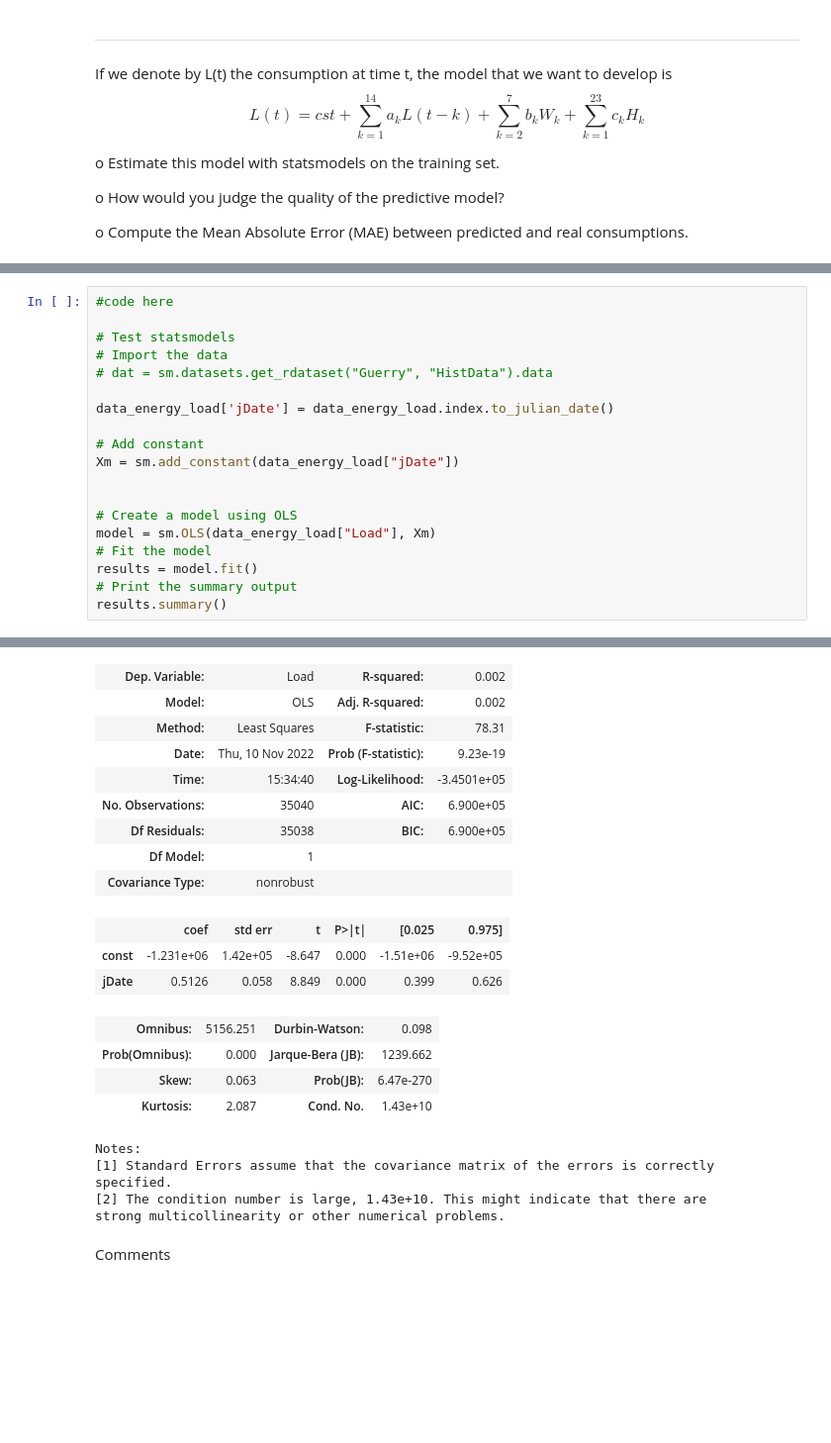
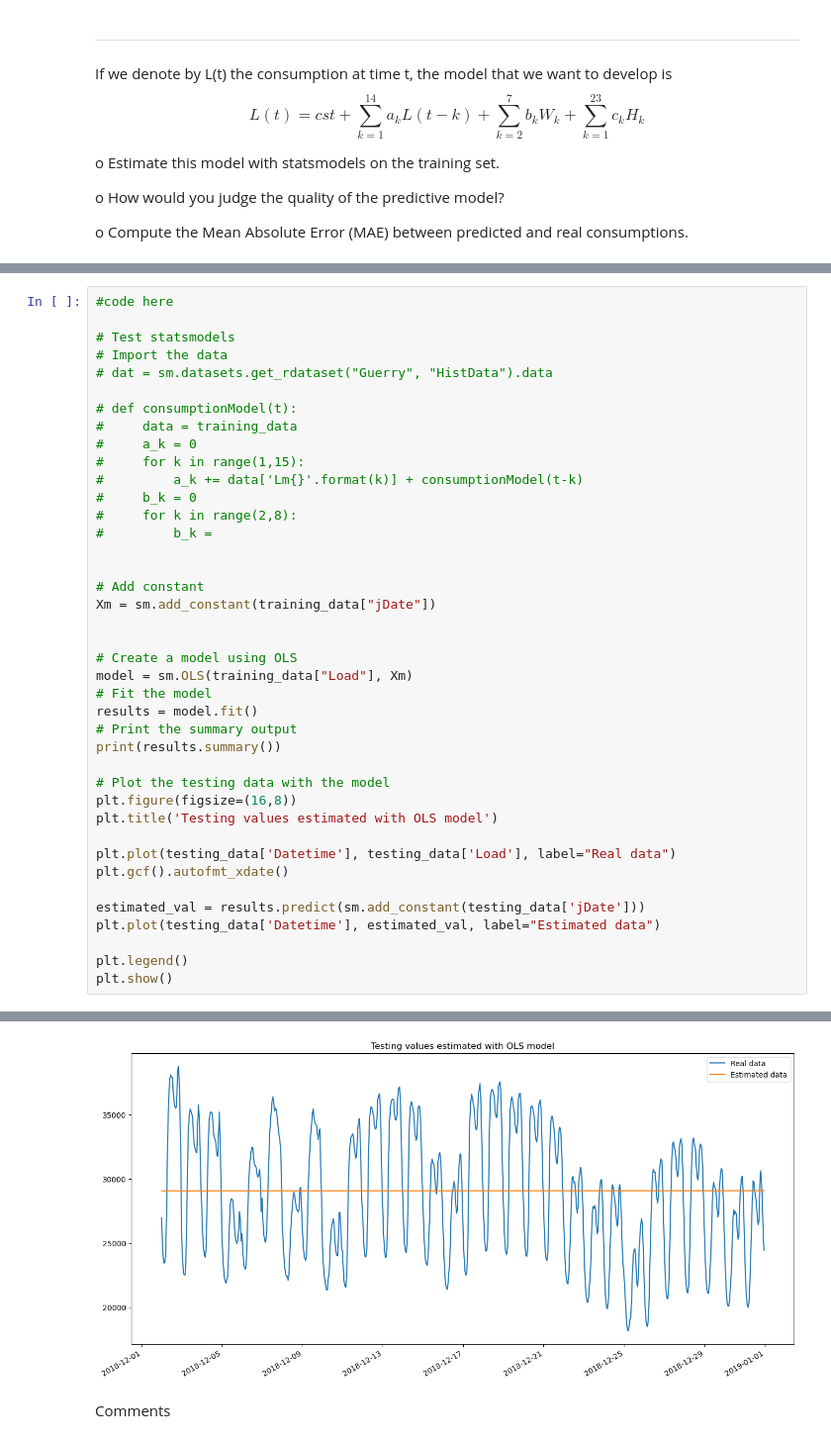
Before and after one commit to MxDx/Hackatons_2, a Jupyter notebook: hackathon2_without_code.ipynb, the cells around one changed output, grey strips where cells are left out. Shown at 99% size. Drawn from its saved outputs; the diff is of its cells as text; blank space fills up the shorter version.

```diff
--- a/hackathon2_without_code.ipynb
+++ b/hackathon2_without_code.ipynb
@@ -232,16 +291,37 @@ o	Compute the Mean Absolute Error (MAE) between predicted and real consumptions.
 # Import the data
 # dat = sm.datasets.get_rdataset("Guerry", "HistData").data
 
-data_energy_load['jDate'] = data_energy_load.index.to_julian_date()
+# def consumptionModel(t):
+#     data = training_data
+#     a_k = 0
+#     for k in range(1,15):
+#         a_k += data['Lm{}'.format(k)] + consumptionModel(t-k)
+#     b_k = 0
+#     for k in range(2,8):
+#         b_k =
+
 
 # Add constant
-Xm = sm.add_constant(data_energy_load["jDate"])
+Xm = sm.add_constant(training_data["jDate"])
 
 
 # Create a model using OLS
-model = sm.OLS(data_energy_load["Load"], Xm)
+model = sm.OLS(training_data["Load"], Xm)
 # Fit the model
 results = model.fit()
 # Print the summary output
-results.summary()
+print(results.summary())
+
+# Plot the testing data with the model
+plt.figure(figsize=(16,8))
+plt.title('Testing values estimated with OLS model')
+
+plt.plot(testing_data['Datetime'], testing_data['Load'], label="Real data")
+plt.gcf().autofmt_xdate()
+
+estimated_val = results.predict(sm.add_constant(testing_data['jDate']))
+plt.plot(testing_data['Datetime'], estimated_val, label="Estimated data")
+
+plt.legend()
+plt.show()
 # %% [output]
@@ -249,23 +345,4 @@ OLS Regression Results
-| Dep. Variable: | Load | R-squared: | 0.002 |
-| Model: | OLS | Adj. R-squared: | 0.002 |
-| Method: | Least Squares | F-statistic: | 78.31 |
-| Date: | Thu, 10 Nov 2022 | Prob (F-statistic): | 9.23e-19 |
-| Time: | 15:34:40 | Log-Likelihood: | -3.4501e+05 |
-| No. Observations: | 35040 | AIC: | 6.900e+05 |
-| Df Residuals: | 35038 | BIC: | 6.900e+05 |
-| Df Model: | 1 |  |  |
-| Covariance Type: | nonrobust |  |  |
-|  | coef | std err | t | P>|t| | [0.025 | 0.975] |
-| const | -1.231e+06 | 1.42e+05 | -8.647 | 0.000 | -1.51e+06 | -9.52e+05 |
-| jDate | 0.5126 | 0.058 | 8.849 | 0.000 | 0.399 | 0.626 |
-| Omnibus: | 5156.251 | Durbin-Watson: | 0.098 |
-| Prob(Omnibus): | 0.000 | Jarque-Bera (JB): | 1239.662 |
-| Skew: | 0.063 | Prob(JB): | 6.47e-270 |
-| Kurtosis: | 2.087 | Cond. No. | 1.43e+10 |
-Notes:
-[1] Standard Errors assume that the covariance matrix of the errors is correctly specified.
-[2] The condition number is large, 1.43e+10. This might indicate that there are
-strong multicollinearity or other numerical problems.
+[figure, added]
 # %% [markdown]
 Comments
 # %% [markdown]
```
Also changed, not shown: parts of 5 cells of this notebook.
